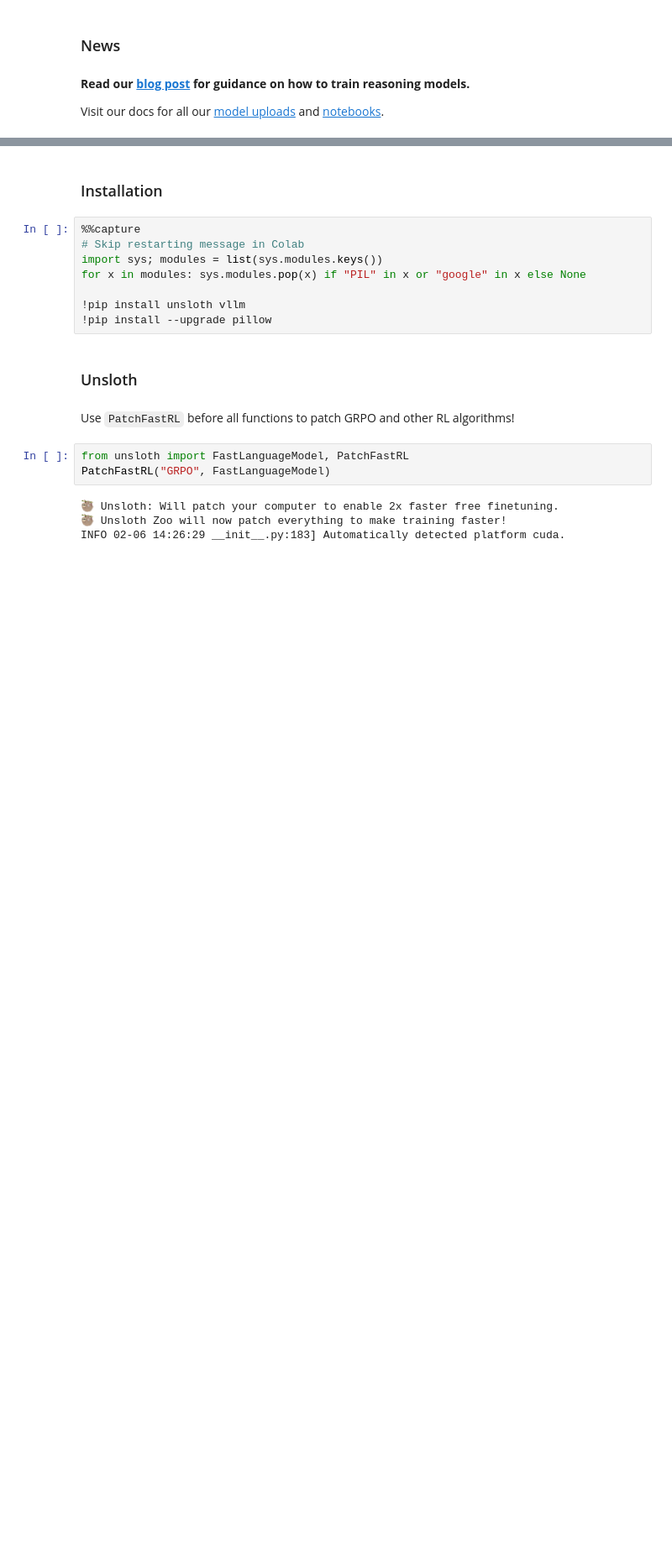
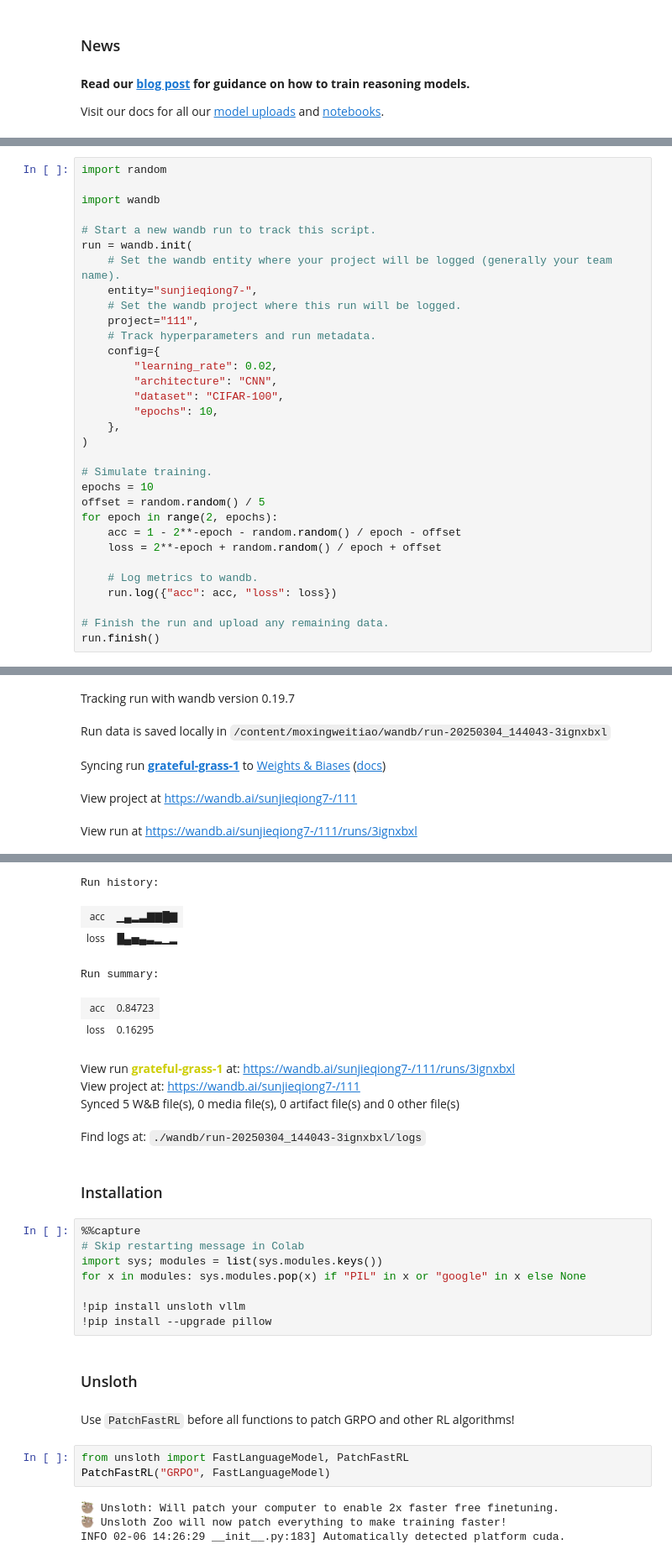
Before and after one commit to zq88577727/moxingweitiao, a Jupyter notebook: nb/Llama3.1_(8B)-GRPO.ipynb, the cells around one changed output, grey strips where cells are left out. Shown at 84% size. Cells and saved outputs as stored; diff of their text form; blank space fills up the shorter version.

```diff
--- a/nb/Llama3.1_(8B)-GRPO.ipynb
+++ b/nb/Llama3.1_(8B)-GRPO.ipynb
@@ -57,0 +49,33 @@ To https://github.com/zq88577727/moxingweitiao.git
+# %%
+import random
+
+import wandb
+
+# Start a new wandb run to track this script.
+run = wandb.init(
+    # Set the wandb entity where your project will be logged (generally your team name).
+    entity="sunjieqiong7-",
+    # Set the wandb project where this run will be logged.
+    project="111",
+    # Track hyperparameters and run metadata.
+    config={
+        "learning_rate": 0.02,
+        "architecture": "CNN",
+        "dataset": "CIFAR-100",
+        "epochs": 10,
+    },
+)
+
+# Simulate training.
+epochs = 10
+offset = random.random() / 5
+for epoch in range(2, epochs):
+    acc = 1 - 2**-epoch - random.random() / epoch - offset
+    loss = 2**-epoch + random.random() / epoch + offset
+
+    # Log metrics to wandb.
+    run.log({"acc": acc, "loss": loss})
+
+# Finish the run and upload any remaining data.
+run.finish()
+# %% [output]
@@ -57,0 +84,5 @@ To https://github.com/zq88577727/moxingweitiao.git
+Tracking run with wandb version 0.19.7
+Run data is saved locally in /content/moxingweitiao/wandb/run-20250304_144043-3ignxbxl
+Syncing run grateful-grass-1 to Weights & Biases (docs)
+View project at https://wandb.ai/sunjieqiong7-/111
+View run at https://wandb.ai/sunjieqiong7-/111/runs/3ignxbxl
@@ -58,3 +90,13 @@ To https://github.com/zq88577727/moxingweitiao.git
+Run history:
+| acc | ▁▄▂▃▇▇█▇ |
+| loss | █▄▅▄▃▂▁▂ |
+Run summary:
+| acc | 0.84723 |
+| loss | 0.16295 |
+View run grateful-grass-1 at: https://wandb.ai/sunjieqiong7-/111/runs/3ignxbxl
+View project at: https://wandb.ai/sunjieqiong7-/111
+Synced 5 W&B file(s), 0 media file(s), 0 artifact file(s) and 0 other file(s)
+Find logs at: ./wandb/run-20250304_144043-3ignxbxl/logs
 # %% [markdown]
 ### Installation
 # %%
```
Also changed, not shown: parts of 4 cells of this notebook.
